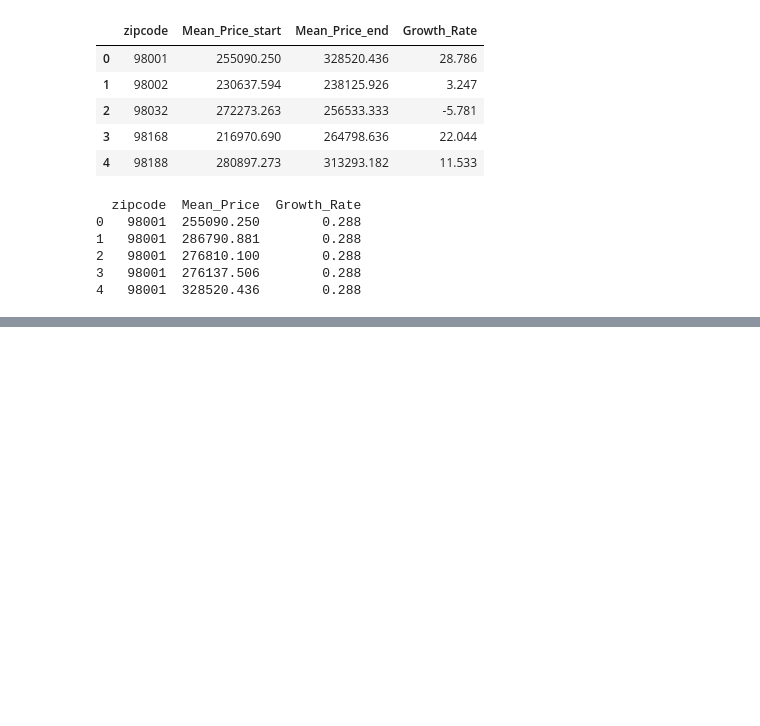
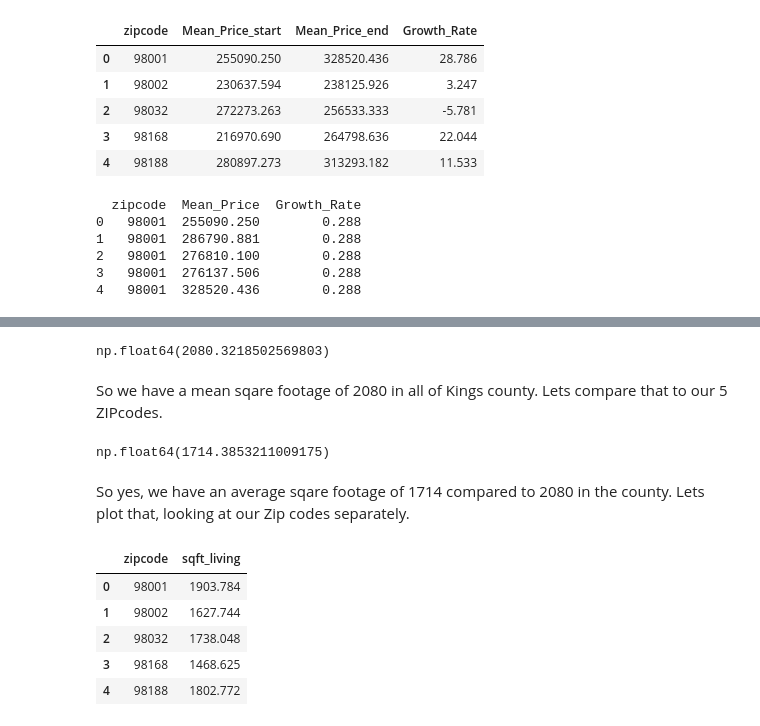
Before and after one commit to googoose/eda_project, a Jupyter notebook: EDA.ipynb, the cells around one changed output, grey strips where cells are left out. Cells and saved outputs as stored; diff of their text form; code cells hidden in the pictures; blank space fills up the shorter version.

```diff
--- a/EDA.ipynb
+++ b/EDA.ipynb
@@ -1140,0 +1145,9 @@ Even though the growth rate over one year was better for 98001, we had a decline
+# %%
+# lets have a look at average SqFt in our neighborhoods compared to all of Kings County.
+
+df.sqft_living.mean()
+# %% [output]
+np.float64(2080.3218502569803)
+# %% [markdown]
+So we have a mean sqare footage of 2080 in all of Kings county.
+Lets compare that to our 5 ZIPcodes.
@@ -1140,0 +1157,18 @@ Even though the growth rate over one year was better for 98001, we had a decline
+# %%
+poor_areas_df.sqft_living.mean()
+# %% [output]
+np.float64(1714.3853211009175)
+# %% [markdown]
+So yes, we have an average sqare footage of 1714 compared to 2080 in the county.
+Lets plot that, looking at our Zip codes separately.
+# %%
+size_houses_poor = poor_areas_df.groupby('zipcode').sqft_living.mean()
+size_houses_poor_df = size_houses_poor.reset_index()
+size_houses_poor_df
+# %% [output]
+|  | zipcode | sqft_living |
+| 0 | 98001 | 1903.784 |
+| 1 | 98002 | 1627.744 |
+| 2 | 98032 | 1738.048 |
+| 3 | 98168 | 1468.625 |
+| 4 | 98188 | 1802.772 |
```
Also changed, not shown: parts of 6 cells of this notebook.
